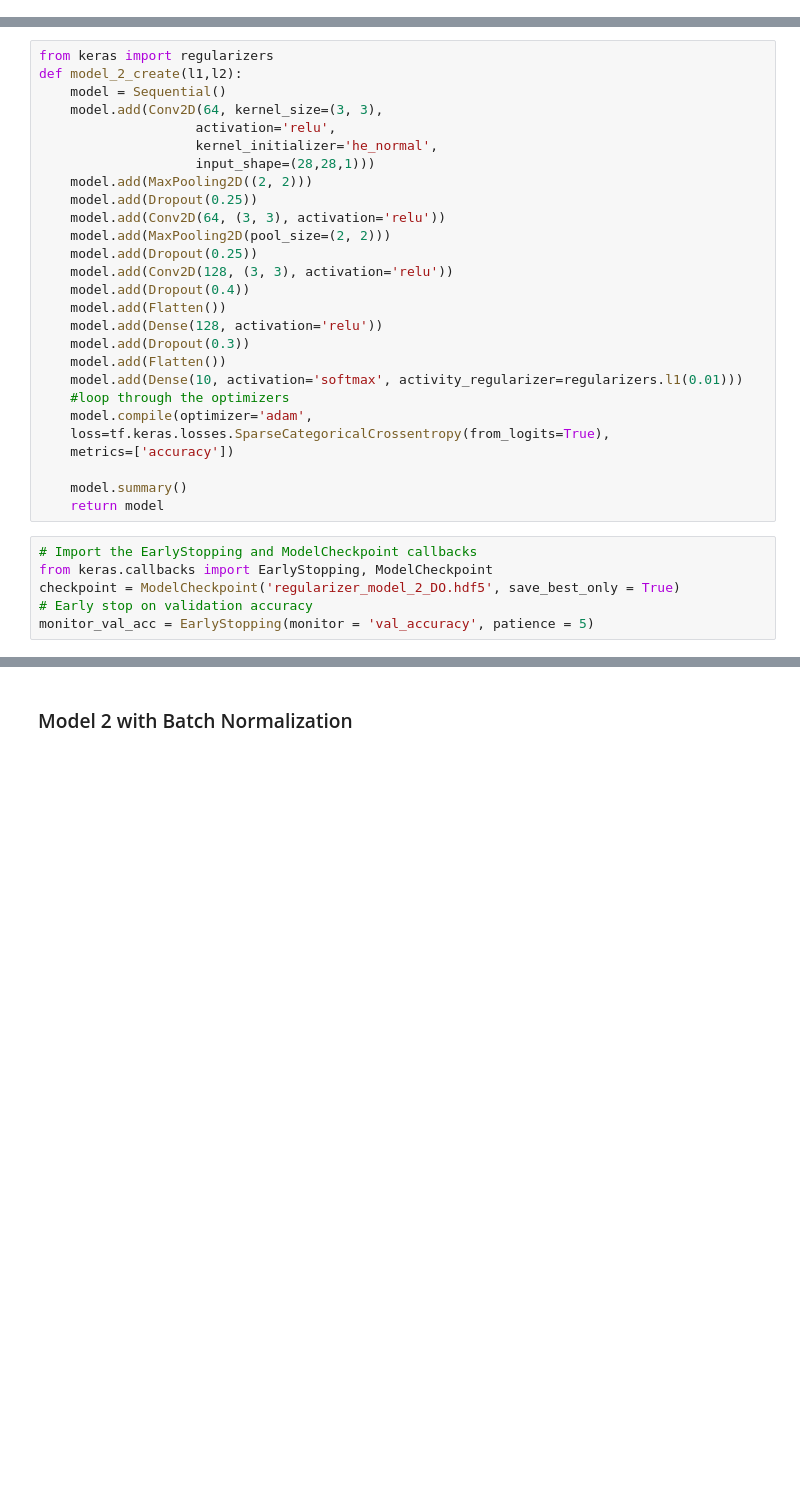
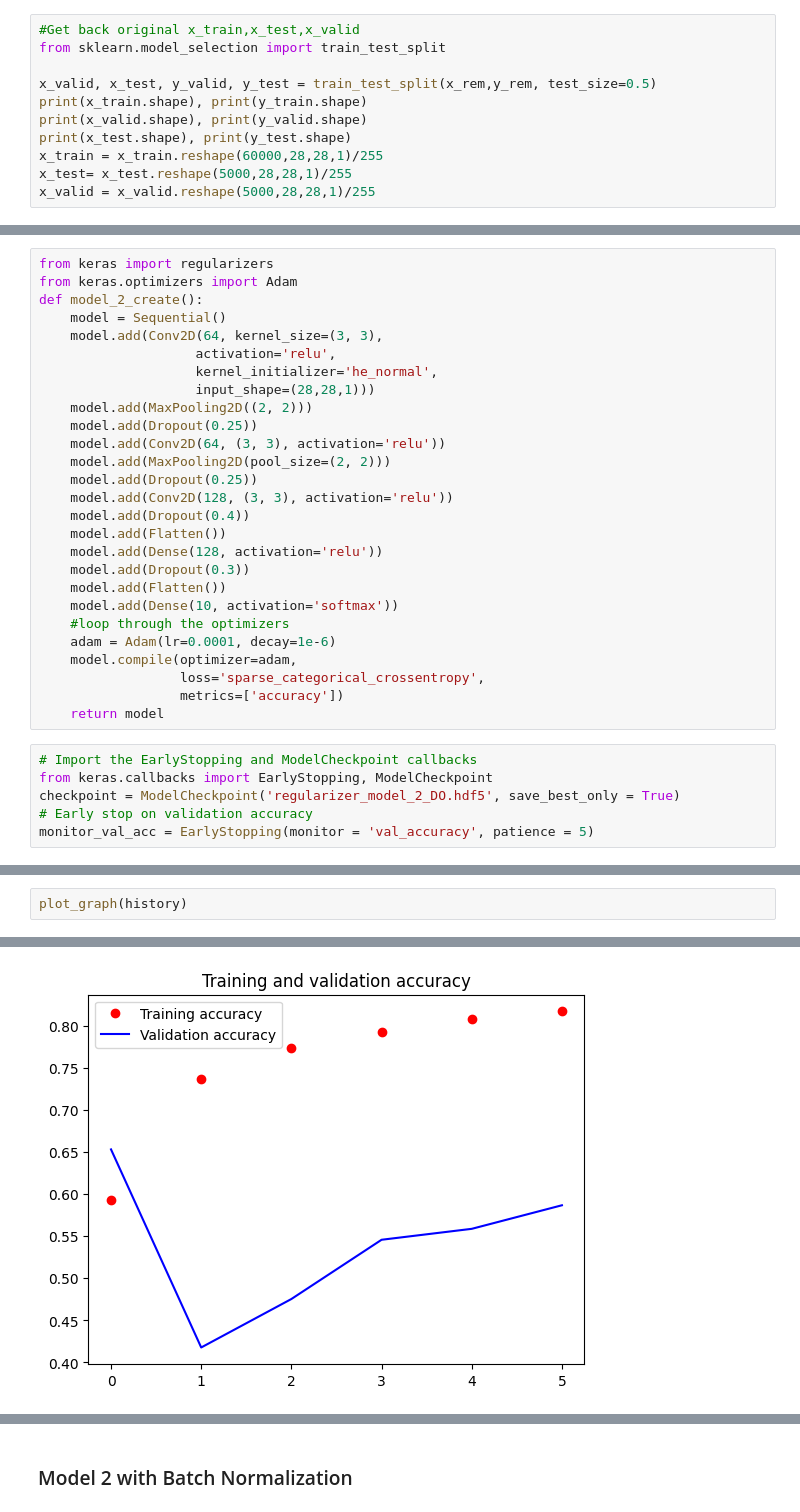
Before and after one commit to Xyl0w/DeepLearning_CA1, a Jupyter notebook: Assignment_1/work.ipynb, the cells around one changed output, grey strips where cells are left out. Saved outputs shown, nothing was run; the diff lists cells and outputs as text; blank space fills up the shorter version.

```diff
--- a/Assignment_1/work.ipynb
+++ b/Assignment_1/work.ipynb
@@ -913,0 +789,11 @@ Item T-shirt/top 0       0.75      0.88      0.81       475
+# %%
+#Get back original x_train,x_test,x_valid
+from sklearn.model_selection import train_test_split
+
+x_valid, x_test, y_valid, y_test = train_test_split(x_rem,y_rem, test_size=0.5)
+print(x_train.shape), print(y_train.shape)
+print(x_valid.shape), print(y_valid.shape)
+print(x_test.shape), print(y_test.shape)
+x_train = x_train.reshape(60000,28,28,1)/255
+x_test= x_test.reshape(5000,28,28,1)/255
+x_valid = x_valid.reshape(5000,28,28,1)/255
@@ -915,7 +808,8 @@ Item T-shirt/top 0       0.75      0.88      0.81       475
 ### Model 2 with dropout only
 # %%
 from keras import regularizers
-def model_2_create(l1,l2):
+from keras.optimizers import Adam
+def model_2_create():
     model = Sequential()
     model.add(Conv2D(64, kernel_size=(3, 3),
                     activation='relu',
@@ -932,13 +826,12 @@ def model_2_create(l1,l2):
     model.add(Dense(128, activation='relu'))
     model.add(Dropout(0.3))
     model.add(Flatten())
-    model.add(Dense(10, activation='softmax', activity_regularizer=regularizers.l1(0.01)))
+    model.add(Dense(10, activation='softmax'))
     #loop through the optimizers
-    model.compile(optimizer='adam',
-    loss=tf.keras.losses.SparseCategoricalCrossentropy(from_logits=True),
-    metrics=['accuracy'])
-
-    model.summary()
+    adam = Adam(lr=0.0001, decay=1e-6)
+    model.compile(optimizer=adam,
+                  loss='sparse_categorical_crossentropy',
+                  metrics=['accuracy'])
     return model
 # %%
 # Import the EarlyStopping and ModelCheckpoint callbacks
@@ -991,0 +870,3 @@ Epoch 36/50
+# %%
+plot_graph(history)
+# %% [output]
@@ -991,0 +875 @@ Epoch 36/50
+[figure, added]
```
Also changed, not shown: parts of 66 cells of this notebook, 5 other files.
